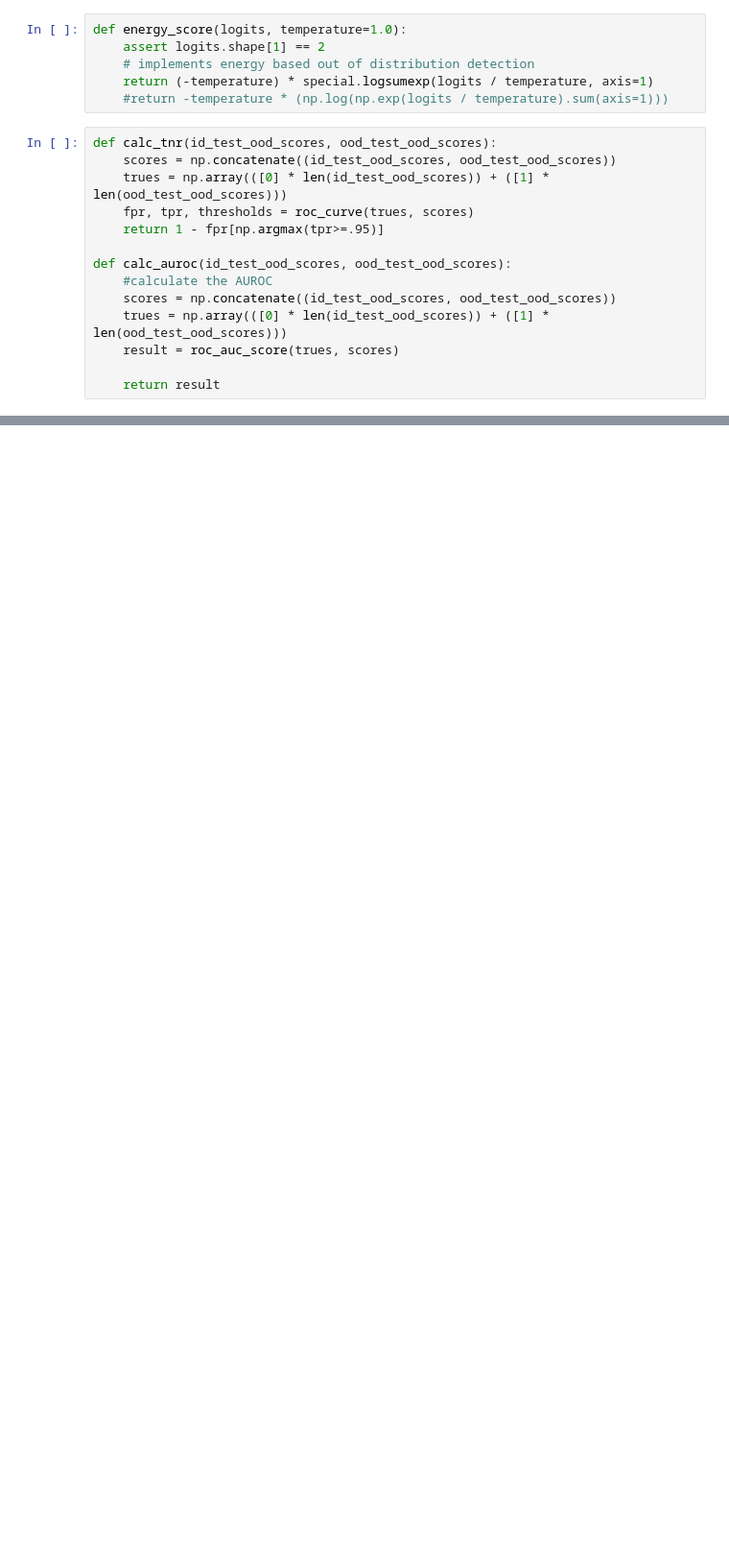
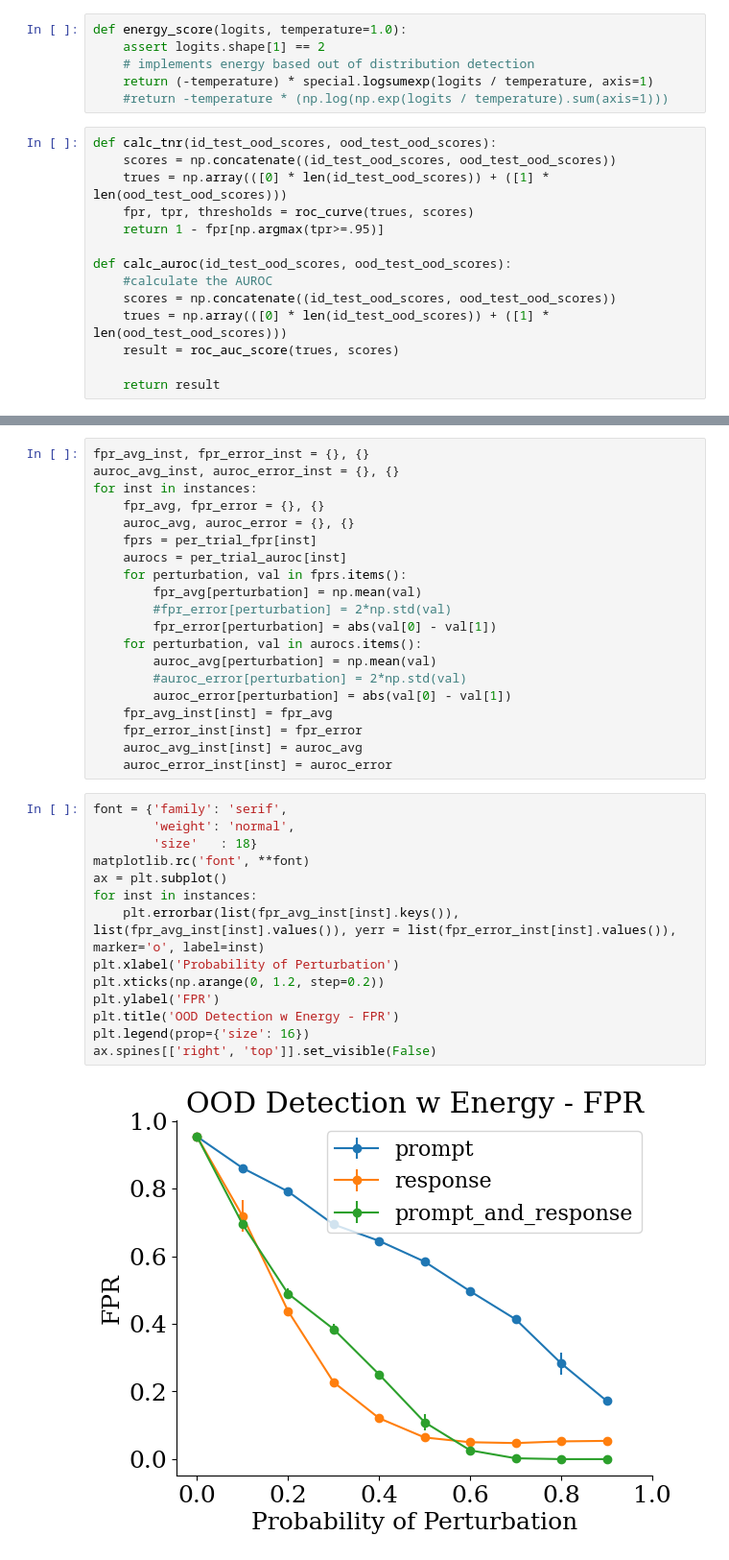
Before and after one commit to Pikus16/neurips2023_distshift, a Jupyter notebook: ood_detection.ipynb, the cells around one changed output, grey strips where cells are left out. Shown at 96% size. Saved outputs shown, nothing was run; the diff lists cells and outputs as text; blank space fills up the shorter version.

```diff
--- a/ood_detection.ipynb
+++ b/ood_detection.ipynb
@@ -53 +75,37 @@ for inst in ['prompt', 'response', 'prompt_and_response']:
+# %%
+fpr_avg_inst, fpr_error_inst = {}, {}
+auroc_avg_inst, auroc_error_inst = {}, {}
+for inst in instances:
+    fpr_avg, fpr_error = {}, {}
+    auroc_avg, auroc_error = {}, {}
+    fprs = per_trial_fpr[inst]
+    aurocs = per_trial_auroc[inst]
+    for perturbation, val in fprs.items():
+        fpr_avg[perturbation] = np.mean(val)
+        #fpr_error[perturbation] = 2*np.std(val)
+        fpr_error[perturbation] = abs(val[0] - val[1])
+    for perturbation, val in aurocs.items():
+        auroc_avg[perturbation] = np.mean(val)
+        #auroc_error[perturbation] = 2*np.std(val)
+        auroc_error[perturbation] = abs(val[0] - val[1])
+    fpr_avg_inst[inst] = fpr_avg
+    fpr_error_inst[inst] = fpr_error
+    auroc_avg_inst[inst] = auroc_avg
+    auroc_error_inst[inst] = auroc_error
+# %%
+font = {'family': 'serif',
+        'weight': 'normal',
+        'size'   : 18}
+matplotlib.rc('font', **font)
+ax = plt.subplot()
+for inst in instances:
+    plt.errorbar(list(fpr_avg_inst[inst].keys()), list(fpr_avg_inst[inst].values()), yerr = list(fpr_error_inst[inst].values()), marker='o', label=inst)
+plt.xlabel('Probability of Perturbation')
+plt.xticks(np.arange(0, 1.2, step=0.2))
+plt.ylabel('FPR')
+plt.title('OOD Detection w Energy - FPR')
+plt.legend(prop={'size': 16})
+ax.spines[['right', 'top']].set_visible(False)
+# %% [output]
+[figure, added]
 # %%
```
Also changed, not shown: parts of 6 cells of this notebook.
